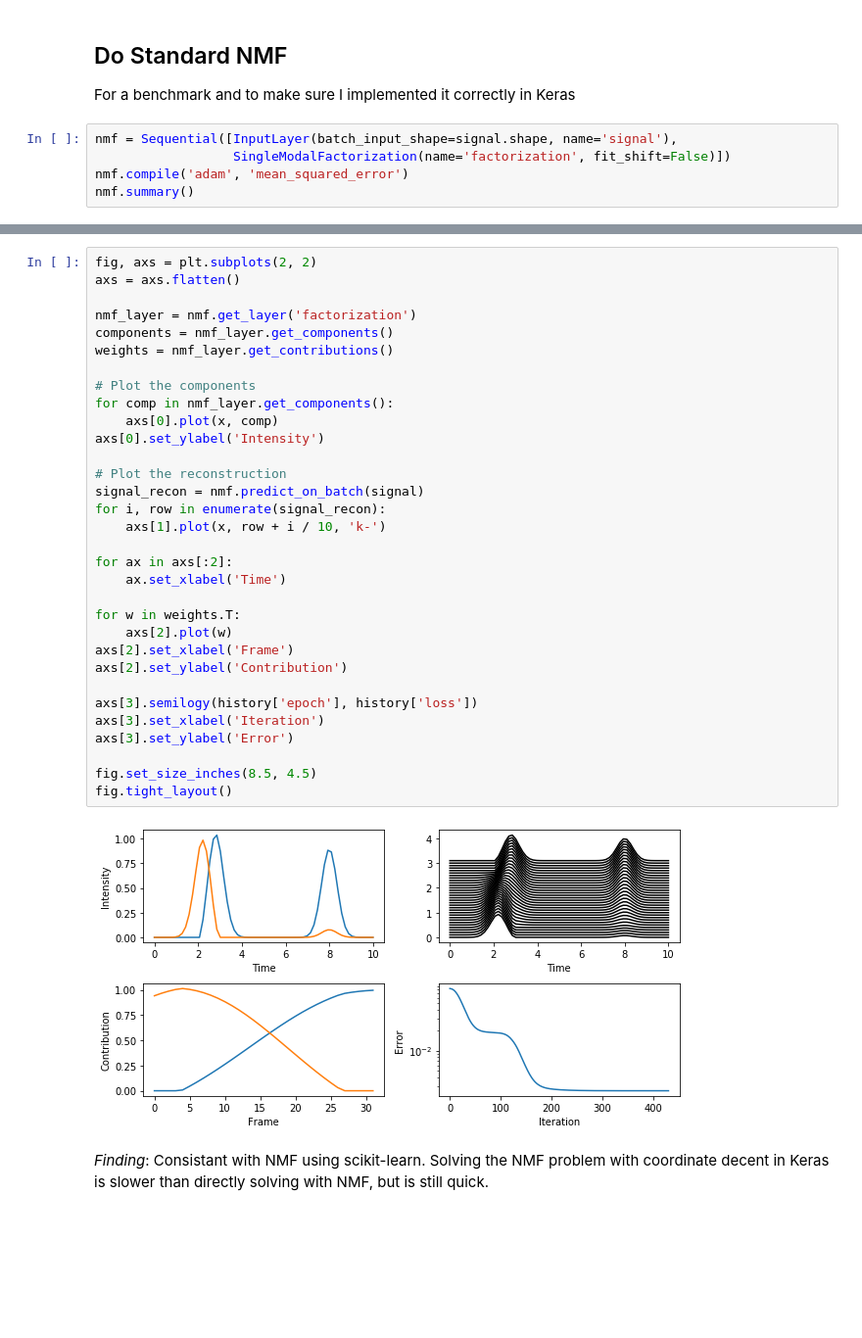
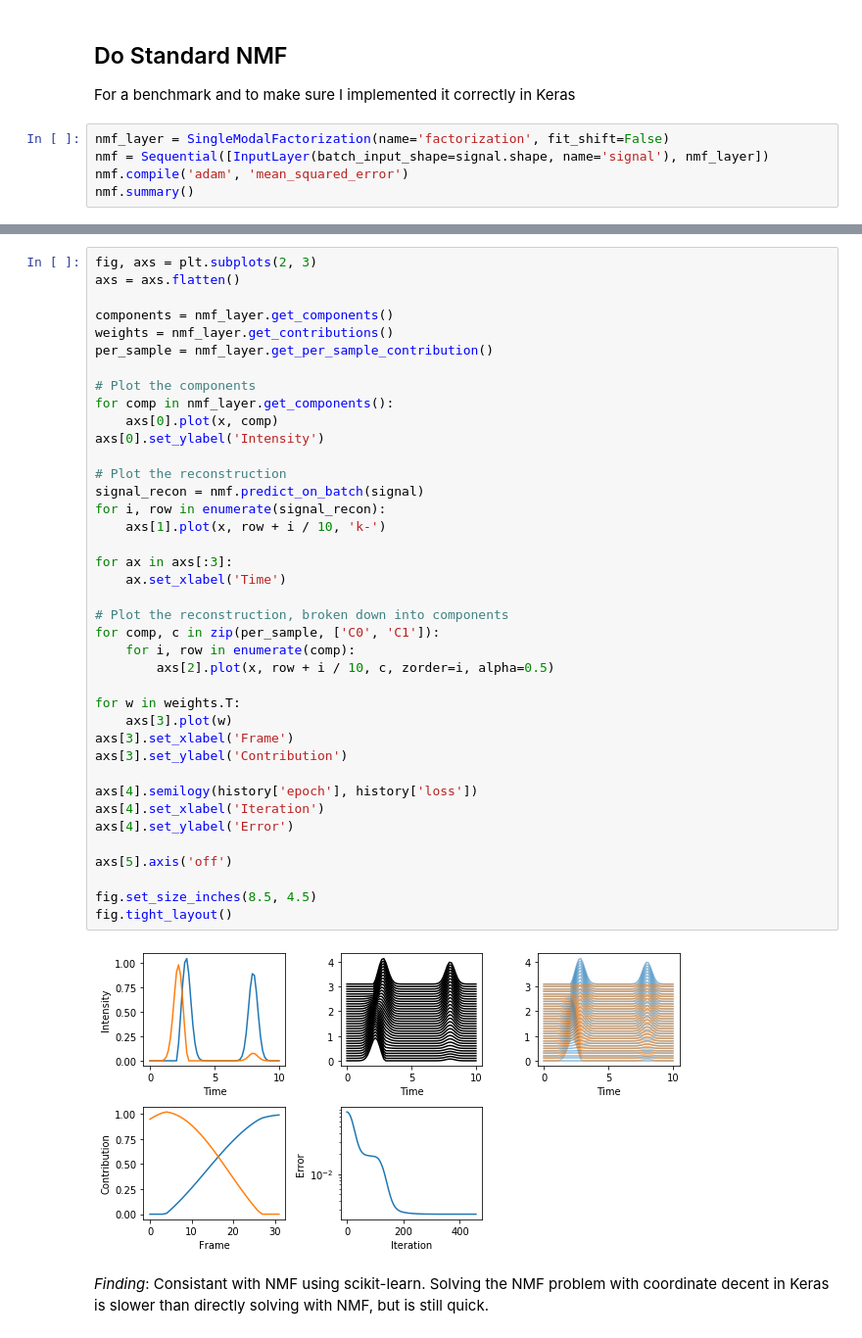
Before and after one commit to globus-labs/multimodal-ldrd, a Jupyter notebook: nmf-with-peak-shifting/0_evaluate-algorithm.ipynb, the cells around one changed output, grey strips where cells are left out. Shown: that part at 98% size. Drawn from its saved outputs; the diff is of its cells as text; blank space fills up the shorter version.

```diff
--- a/nmf-with-peak-shifting/0_evaluate-algorithm.ipynb
+++ b/nmf-with-peak-shifting/0_evaluate-algorithm.ipynb
@@ -45,8 +45,8 @@ As desired, we have a moving peak with constant contribution and a stationary pe
 ## Do Standard NMF
 For a benchmark and to make sure I implemented it correctly in Keras
 # %%
-nmf = Sequential([InputLayer(batch_input_shape=signal.shape, name='signal'),
-                  SingleModalFactorization(name='factorization', fit_shift=False)])
+nmf_layer = SingleModalFactorization(name='factorization', fit_shift=False)
+nmf = Sequential([InputLayer(batch_input_shape=signal.shape, name='signal'), nmf_layer])
 nmf.compile('adam', 'mean_squared_error')
 nmf.summary()
 # %% [output]
@@ -80,37 +79,44 @@ Wall time: 1.91 s
 # %%
-fig, axs = plt.subplots(2, 2)
+fig, axs = plt.subplots(2, 3)
 axs = axs.flatten()
 
-nmf_layer = nmf.get_layer('factorization')
 components = nmf_layer.get_components()
 weights = nmf_layer.get_contributions()
+per_sample = nmf_layer.get_per_sample_contribution()
 
 # Plot the components
 for comp in nmf_layer.get_components():
     axs[0].plot(x, comp)
 axs[0].set_ylabel('Intensity')
 
 # Plot the reconstruction
 signal_recon = nmf.predict_on_batch(signal)
 for i, row in enumerate(signal_recon):
     axs[1].plot(x, row + i / 10, 'k-')
 
-for ax in axs[:2]:
+for ax in axs[:3]:
     ax.set_xlabel('Time')
 
+# Plot the reconstruction, broken down into components
+for comp, c in zip(per_sample, ['C0', 'C1']):
+    for i, row in enumerate(comp):
+        axs[2].plot(x, row + i / 10, c, zorder=i, alpha=0.5)
+
 for w in weights.T:
-    axs[2].plot(w)
-axs[2].set_xlabel('Frame')
-axs[2].set_ylabel('Contribution')
+    axs[3].plot(w)
+axs[3].set_xlabel('Frame')
+axs[3].set_ylabel('Contribution')
 
-axs[3].semilogy(history['epoch'], history['loss'])
-axs[3].set_xlabel('Iteration')
-axs[3].set_ylabel('Error')
+axs[4].semilogy(history['epoch'], history['loss'])
+axs[4].set_xlabel('Iteration')
+axs[4].set_ylabel('Error')
+
+axs[5].axis('off')
 
 fig.set_size_inches(8.5, 4.5)
 fig.tight_layout()
 # %% [output]
-[figure, old version]
+[figure, new version]
 # %% [markdown]
 *Finding*: Consistant with NMF using scikit-learn. Solving the NMF problem with coordinate decent in Keras is slower than directly solving with NMF, but is still quick.
 # %% [markdown]
```
Also changed, not shown: parts of 11 cells of this notebook, 1 other file.
